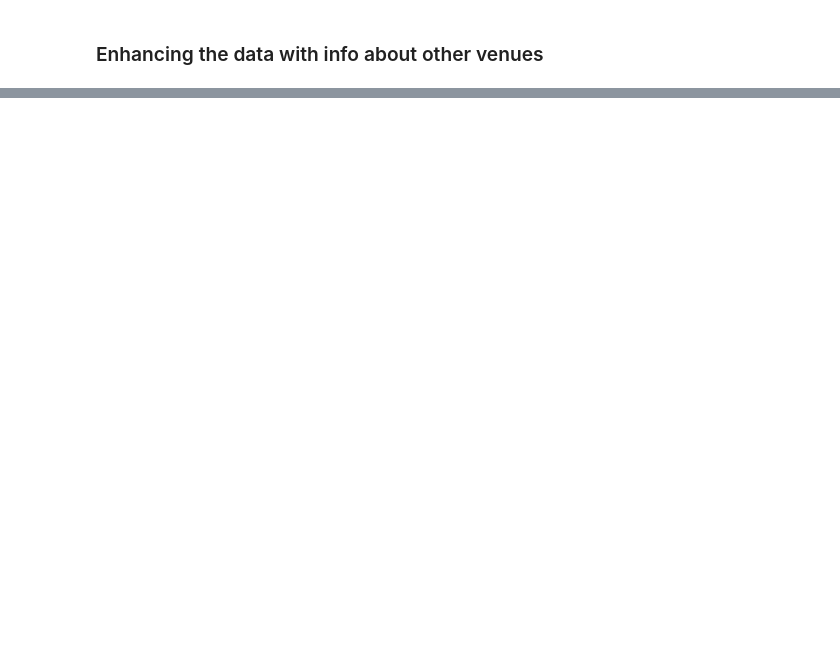
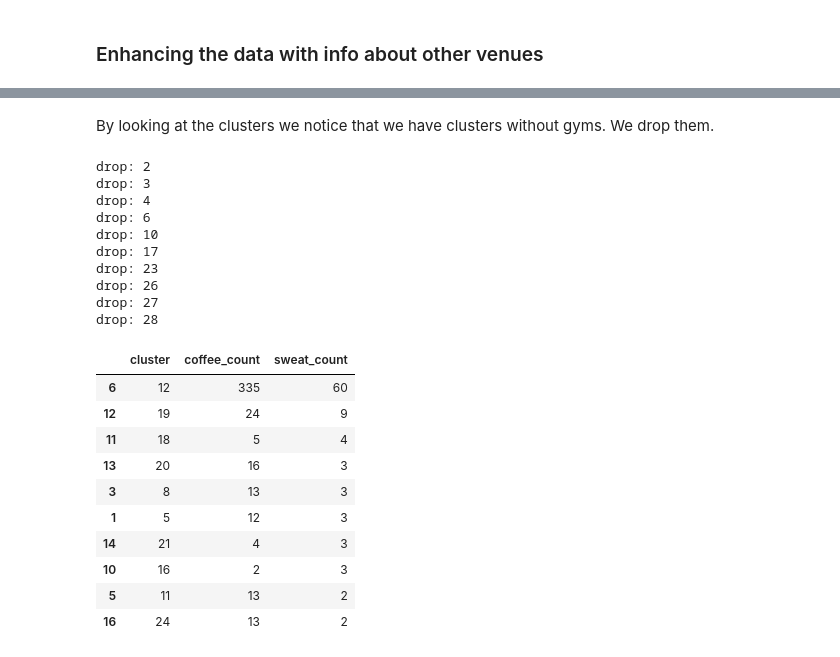
Before and after one commit to lupul-cel-bun/Coursera_Capstone, a Jupyter notebook: Data Science Capstone feb2019.ipynb, the cells around one changed output, grey strips where cells are left out. Saved outputs shown, nothing was run; the diff lists cells and outputs as text; code cells hidden in the pictures; blank space fills up the shorter version.

```diff
--- a/Data Science Capstone feb2019.ipynb
+++ b/Data Science Capstone feb2019.ipynb
@@ -338,0 +514,47 @@ neighbourhoods_venues_sorted
+# %% [markdown]
+By looking at the clusters we notice that we have clusters without gyms.
+We drop them.
+# %%
+groups_df = pd.DataFrame(columns=['cluster','coffee_count','sweat_count'])
+
+for i in range(1,counts.size):
+    coffee_count = 0
+    sweat_count = 0
+    try:
+        coffee_count = isolated_venues.loc[isolated_venues['cluster'] == i]['Type'].value_counts()['coffee']
+    except:
+        pass
+    try:
+        sweat_count = isolated_venues.loc[isolated_venues['cluster'] == i]['Type'].value_counts()['sweat']
+    except:
+        isolated_venues = isolated_venues[isolated_venues.cluster != i]
+        print('drop: ' + str(i))
+    if (sweat_count != 0):
+        d = {'cluster': [i], 'coffee_count':[coffee_count], 'sweat_count': [sweat_count]}
+        df2 = pd.DataFrame(data=d)
+        groups_df = groups_df.append(df2, ignore_index=True)
+
+groups_df.sort_values(by=['sweat_count', 'coffee_count'],ascending = False,inplace = True)
+groups_df.head(10)
+# %% [output]
+drop: 2
+drop: 3
+drop: 4
+drop: 6
+drop: 10
+drop: 17
+drop: 23
+drop: 26
+drop: 27
+drop: 28
+|  | cluster | coffee_count | sweat_count |
+| 6 | 12 | 335 | 60 |
+| 12 | 19 | 24 | 9 |
+| 11 | 18 | 5 | 4 |
+| 13 | 20 | 16 | 3 |
+| 3 | 8 | 13 | 3 |
+| 1 | 5 | 12 | 3 |
+| 14 | 21 | 4 | 3 |
+| 10 | 16 | 2 | 3 |
+| 5 | 11 | 13 | 2 |
+| 16 | 24 | 13 | 2 |
```
Also changed, not shown: parts of 42 cells of this notebook.
